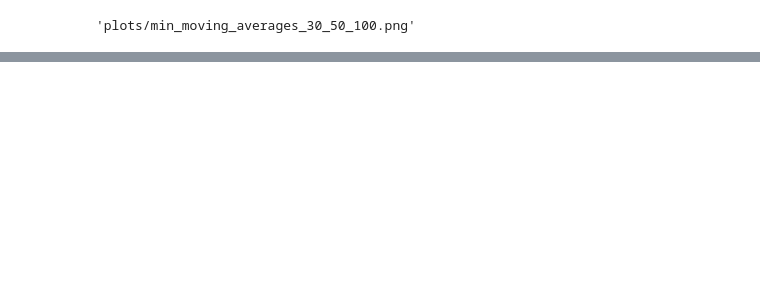
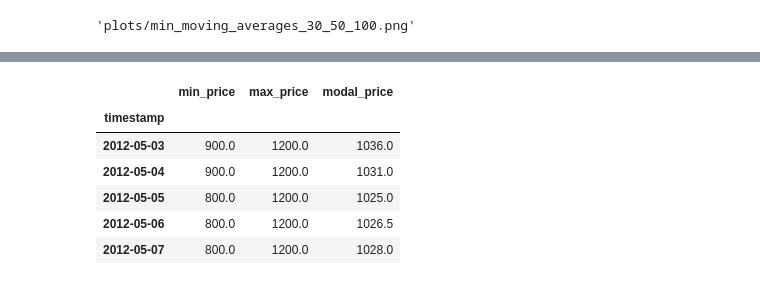
Before and after one commit to durgaharish1993/assignment-ts, a Jupyter notebook: python_notebook.ipynb, the cells around one changed output, grey strips where cells are left out. Drawn from its saved outputs; the diff is of its cells as text; code cells hidden in the pictures; blank space fills up the shorter version.

```diff
--- a/python_notebook.ipynb
+++ b/python_notebook.ipynb
@@ -214,0 +200,10 @@ Saving Figure!!!!
+# %%
+train_df.head()
+# %% [output]
+|  | min_price | max_price | modal_price |
+| timestamp |  |  |  |
+| 2012-05-03 | 900.0 | 1200.0 | 1036.0 |
+| 2012-05-04 | 900.0 | 1200.0 | 1031.0 |
+| 2012-05-05 | 800.0 | 1200.0 | 1025.0 |
+| 2012-05-06 | 800.0 | 1200.0 | 1026.5 |
+| 2012-05-07 | 800.0 | 1200.0 | 1028.0 |
```
Also changed, not shown: parts of 20 cells of this notebook, 1 other file.
